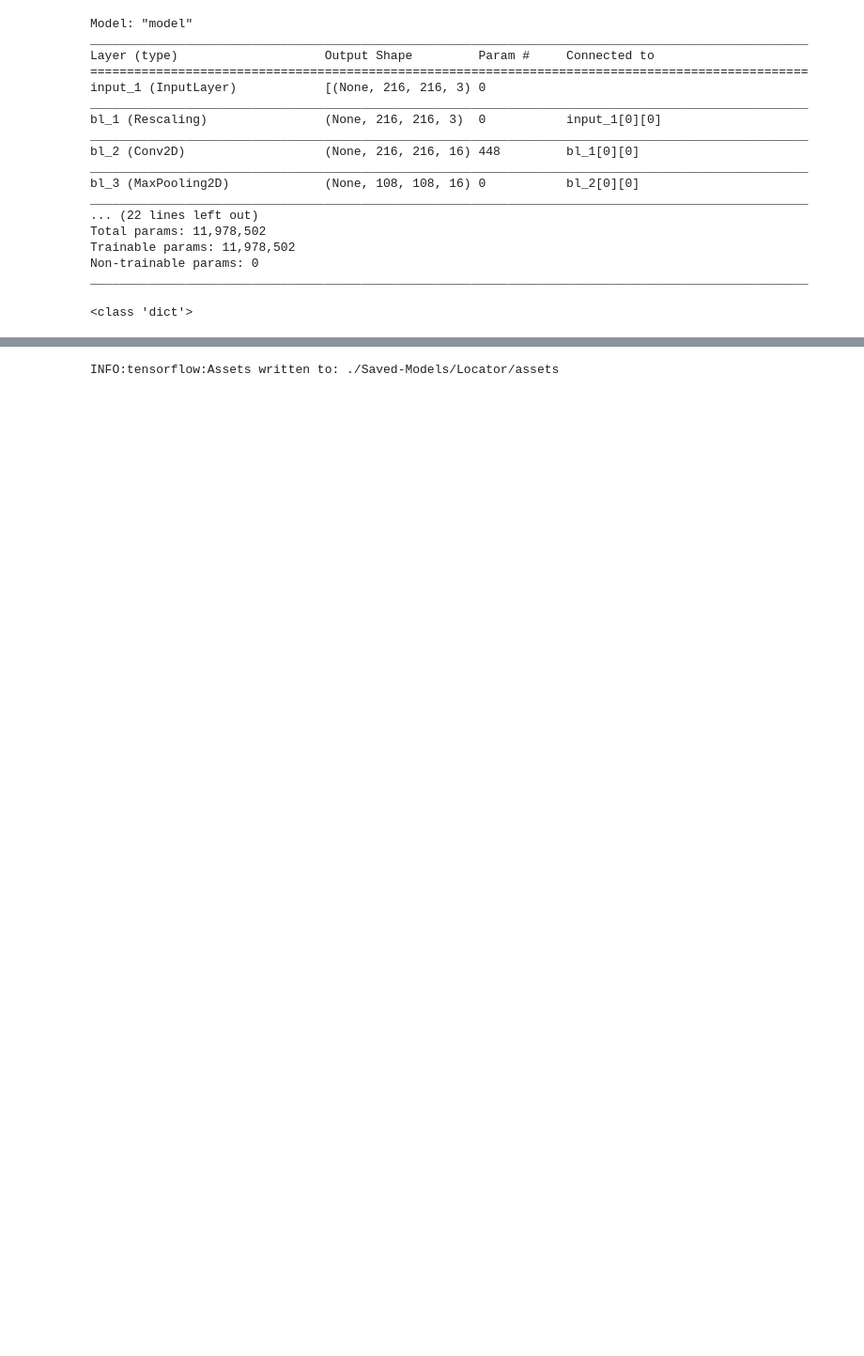
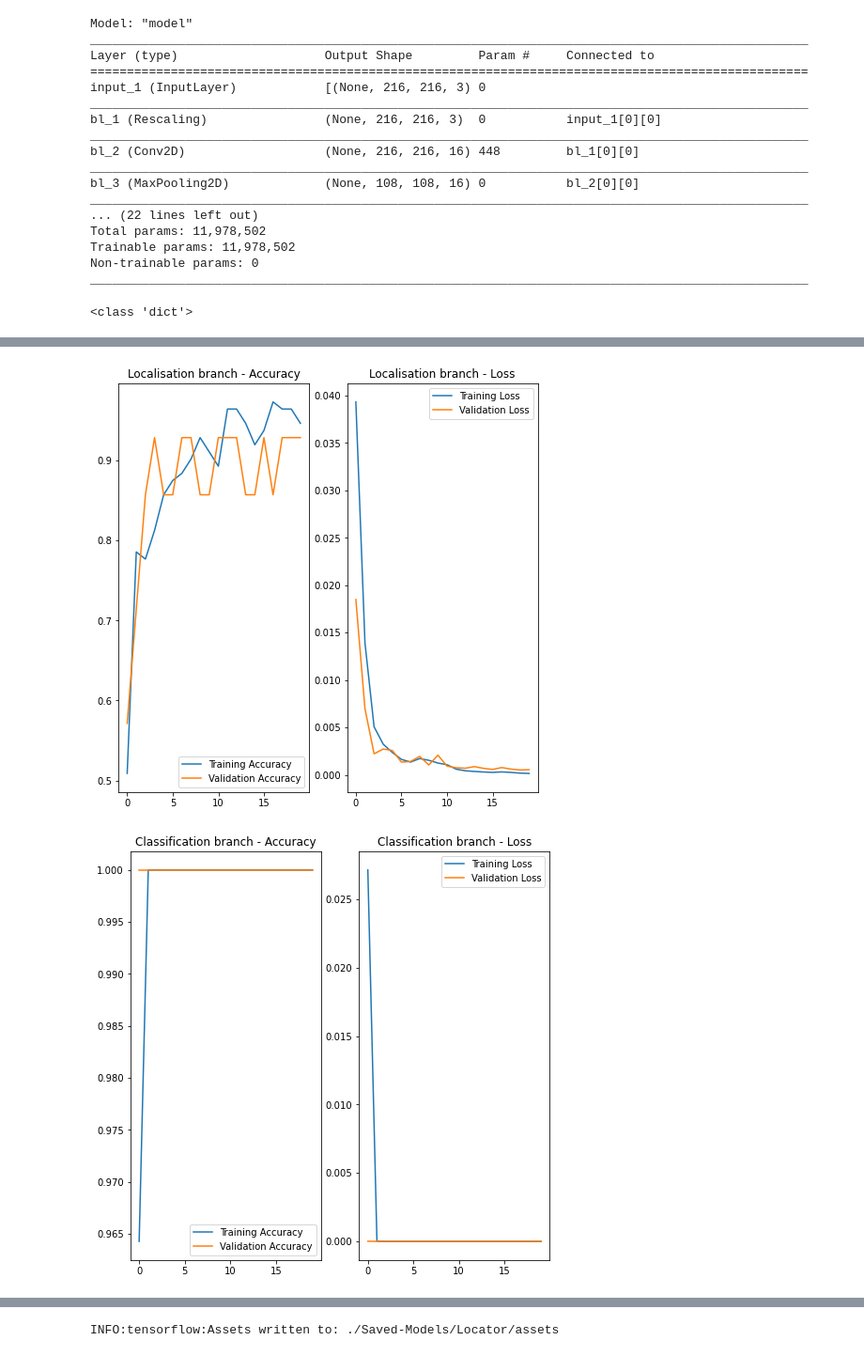
Before and after one commit to ChaturaW/vision-marker-detector, a Jupyter notebook: multi-output-model.ipynb, the cells around one changed output, grey strips where cells are left out. Shown at 94% size. Cells and saved outputs as stored; diff of their text form; code cells hidden in the pictures; blank space fills up the shorter version.

```diff
--- a/multi-output-model.ipynb
+++ b/multi-output-model.ipynb
@@ -178 +173,48 @@ Epoch 20/20
+# %%
+cl_accuracy = history.history['cl_head_accuracy']
+cl_val_acc = history.history['val_cl_head_accuracy']
+
+bb_accuracy = history.history['bb_head_accuracy']
+bb_val_acc = history.history['val_bb_head_accuracy']
+
+cl_loss = history.history['cl_head_loss']
+cl_val_loss = history.history['val_cl_head_loss']
+
+bb_loss = history.history['bb_head_loss']
+bb_val_loss = history.history['val_bb_head_loss']
+
+
+
+epochs_range = range(training_epochs)
+
+plt.figure(figsize=(8, 8))
+plt.subplot(1, 2, 1)
+plt.plot(epochs_range, bb_accuracy, label='Training Accuracy')
+plt.plot(epochs_range, bb_val_acc, label='Validation Accuracy')
+plt.legend(loc='lower right')
+plt.title('Localisation branch - Accuracy')
+
+plt.subplot(1, 2, 2)
+plt.plot(epochs_range, bb_loss, label='Training Loss')
+plt.plot(epochs_range, bb_val_loss, label='Validation Loss')
+plt.legend(loc='upper right')
+plt.title('Localisation branch - Loss')
+plt.show()
+
+plt.figure(figsize=(8, 8))
+plt.subplot(1, 2, 1)
+plt.plot(epochs_range, cl_accuracy, label='Training Accuracy')
+plt.plot(epochs_range, cl_val_acc, label='Validation Accuracy')
+plt.legend(loc='lower right')
+plt.title('Classification branch - Accuracy')
+
+plt.subplot(1, 2, 2)
+plt.plot(epochs_range, cl_loss, label='Training Loss')
+plt.plot(epochs_range, cl_val_loss, label='Validation Loss')
+plt.legend(loc='upper right')
+plt.title('Classification branch - Loss')
+plt.show()
+# %% [output]
+[figure, added]
+[figure, added]
 # %%
```
Also changed, not shown: parts of 10 cells of this notebook, 7 other files.
